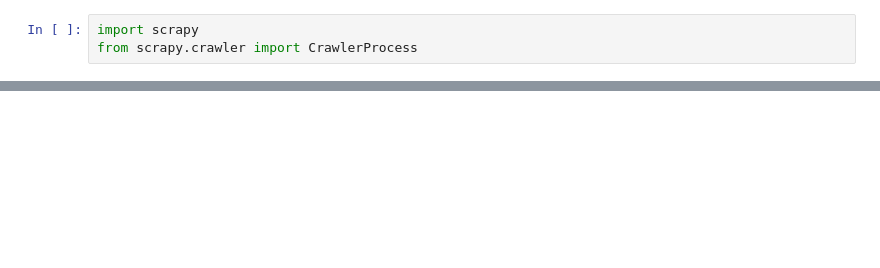
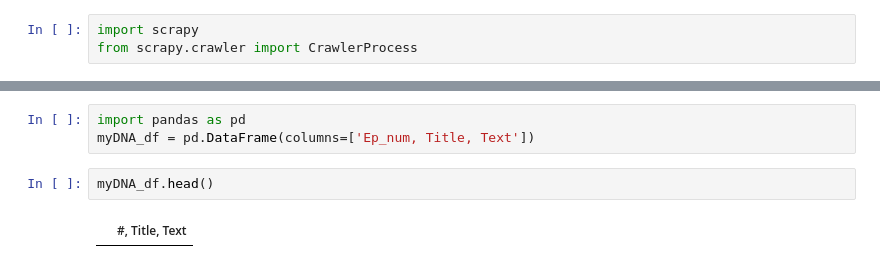
Before and after one commit to Data-Science-for-Linguists-2021/Linguistic-Styles-of-Podcasts, a Jupyter notebook: spiders/Move-Your-DNA.ipynb, the cells around one changed output, grey strips where cells are left out. Cells and saved outputs as stored; diff of their text form; blank space fills up the shorter version.

```diff
--- a/spiders/Move-Your-DNA.ipynb
+++ b/spiders/Move-Your-DNA.ipynb
@@ -113,0 +82,7 @@ The Expedition Within Each of Us
+# %%
+import pandas as pd
+myDNA_df = pd.DataFrame(columns=['Ep_num, Title, Text'])
+# %%
+myDNA_df.head()
+# %% [output]
+|  | #, Title, Text |
```
Also changed, not shown: parts of 4 cells of this notebook, 3 other files.
